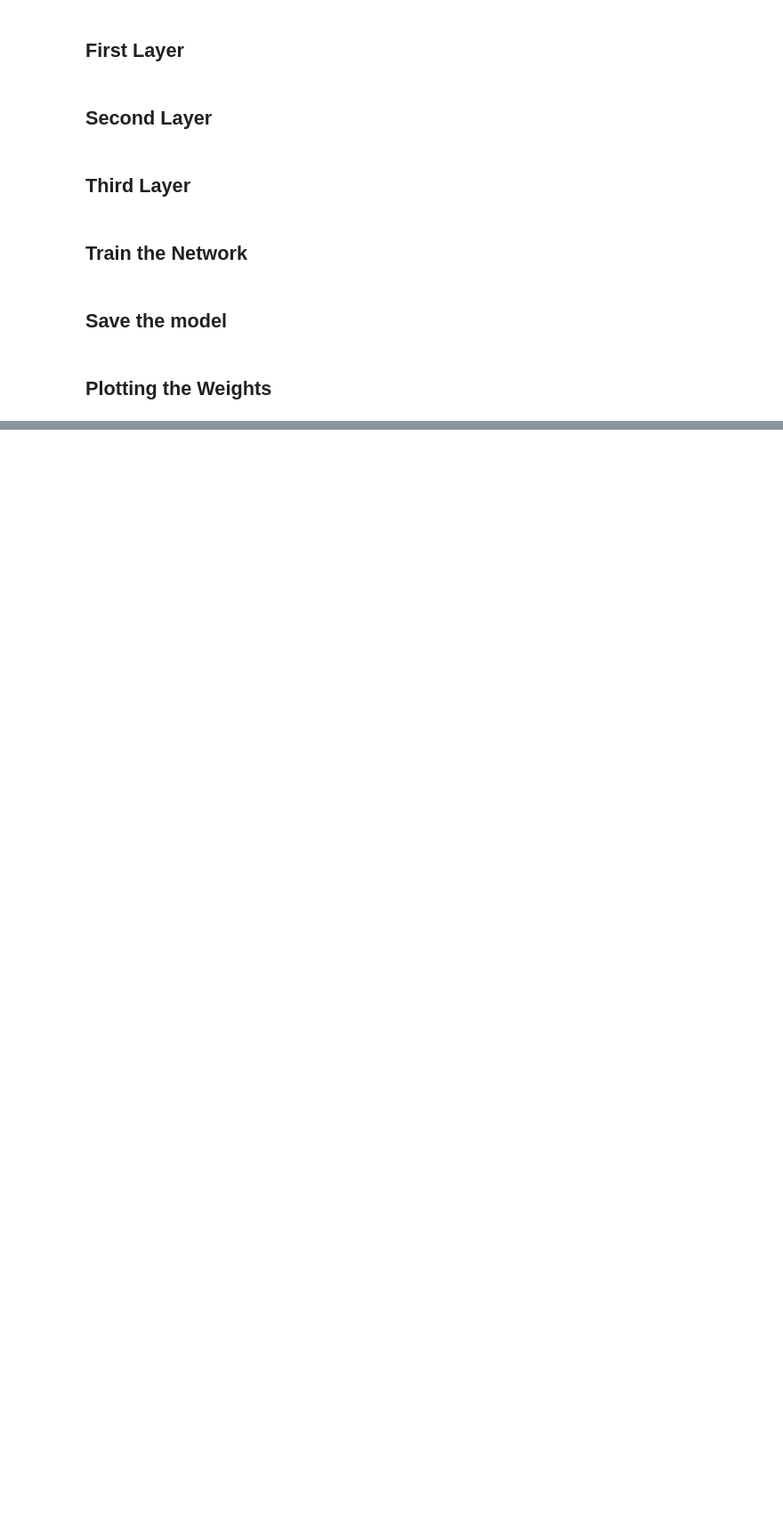
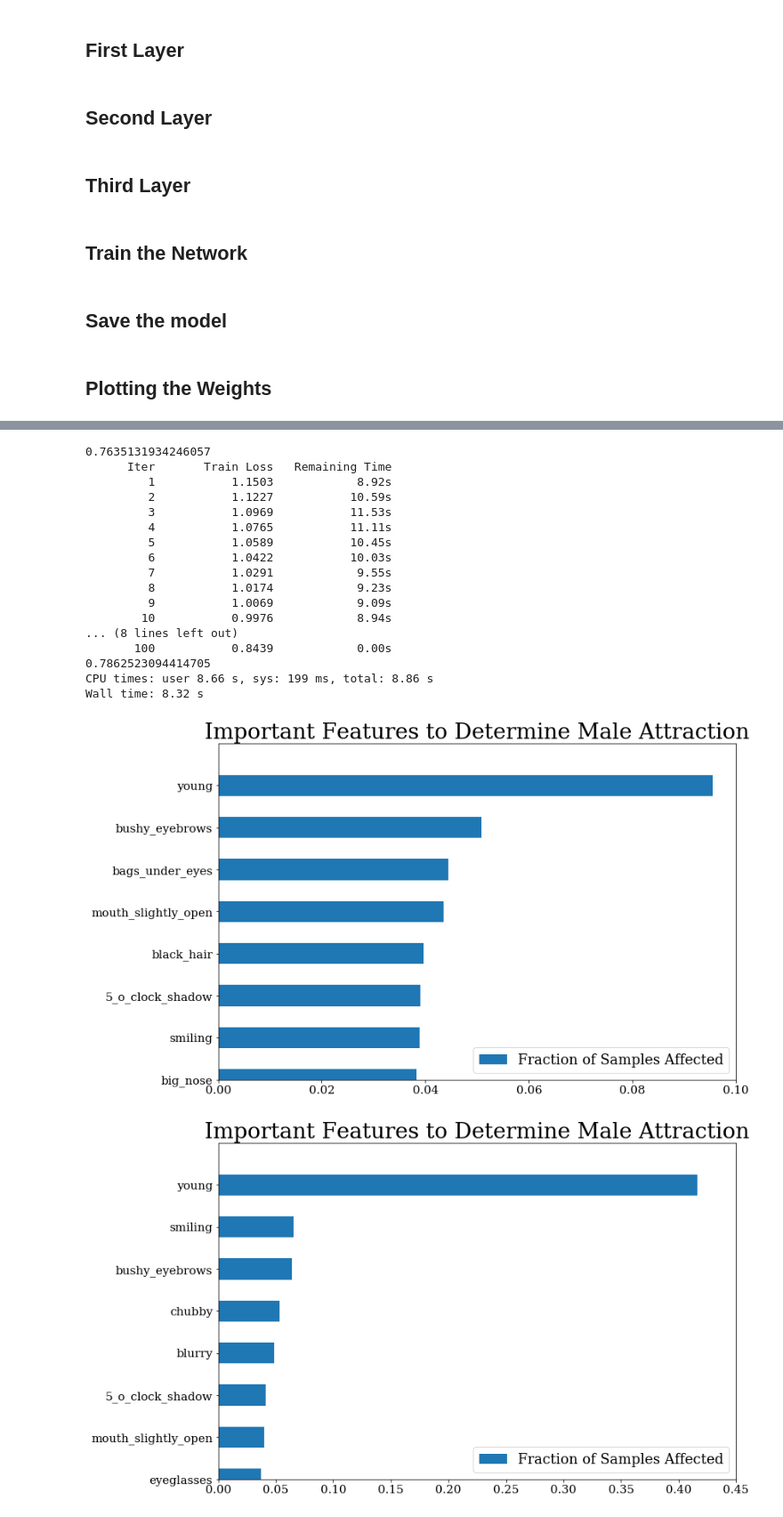
Before and after one commit to Aaronhjlee/Facial_Feature_Predictor, a Jupyter notebook: Convolutional Neural Network (Gender).ipynb, the cells around one changed output, grey strips where cells are left out. Shown: that part at 89% size. Cells and saved outputs as stored; diff of their text form; code cells hidden in the pictures; blank space fills up the shorter version.

```diff
--- a/Convolutional Neural Network (Gender).ipynb
+++ b/Convolutional Neural Network (Gender).ipynb
@@ -185,0 +297,16 @@ plt.tight_layout()
+# %%
+def mental_beak_down_male(mod):
+    model = mod(verbose=1)
+    model.fit(X_train, y_train)
+    feat_scores = pd.DataFrame({'Fraction of Samples Affected' : model.feature_importances_},
+                           index=male_df.drop(['male', 'image_id', 'attractive'], axis=1).columns)
+    feat_scores = feat_scores.sort_values(by='Fraction of Samples Affected')
+    feat_scores.plot(kind='barh', figsize = (12,8))
+    plt.title('Important Features to Determine Male Attraction')
+    plt.ylim(30,38);
+    return model.score(X_test, y_test)
+
+def run_it():
+    model_list = [RandomForestClassifier, GradientBoostingClassifier]
+    for i in model_list:
+        print (mental_beak_down_male(i))
@@ -185,0 +322,4 @@ plt.tight_layout()
+# %%
+%%time
+run_it()
+# %% [output]
@@ -185,0 +330,19 @@ plt.tight_layout()
+0.7635131934246057
+      Iter       Train Loss   Remaining Time
+         1           1.1503            8.92s
+         2           1.1227           10.59s
+         3           1.0969           11.53s
+         4           1.0765           11.11s
+         5           1.0589           10.45s
+         6           1.0422           10.03s
+         7           1.0291            9.55s
+         8           1.0174            9.23s
+         9           1.0069            9.09s
+        10           0.9976            8.94s
+... (8 lines left out)
+       100           0.8439            0.00s
+0.7862523094414705
+CPU times: user 8.66 s, sys: 199 ms, total: 8.86 s
+Wall time: 8.32 s
+[figure, added]
+[figure, added]
```
Also changed, not shown: parts of 30 cells of this notebook, 20 other files.
